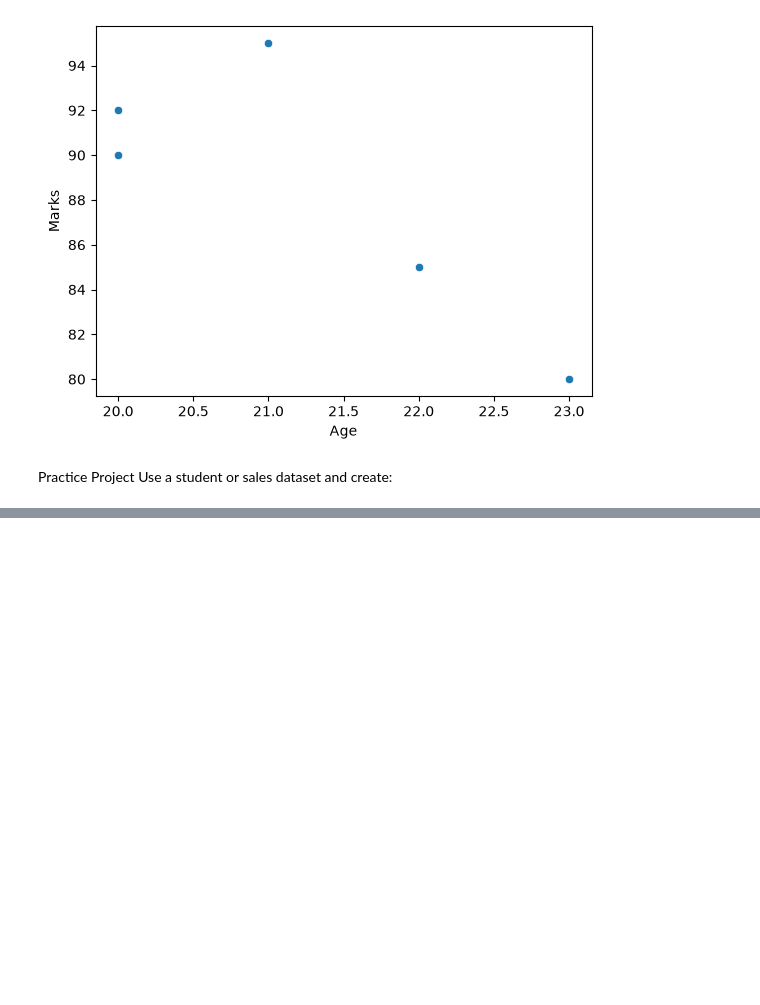
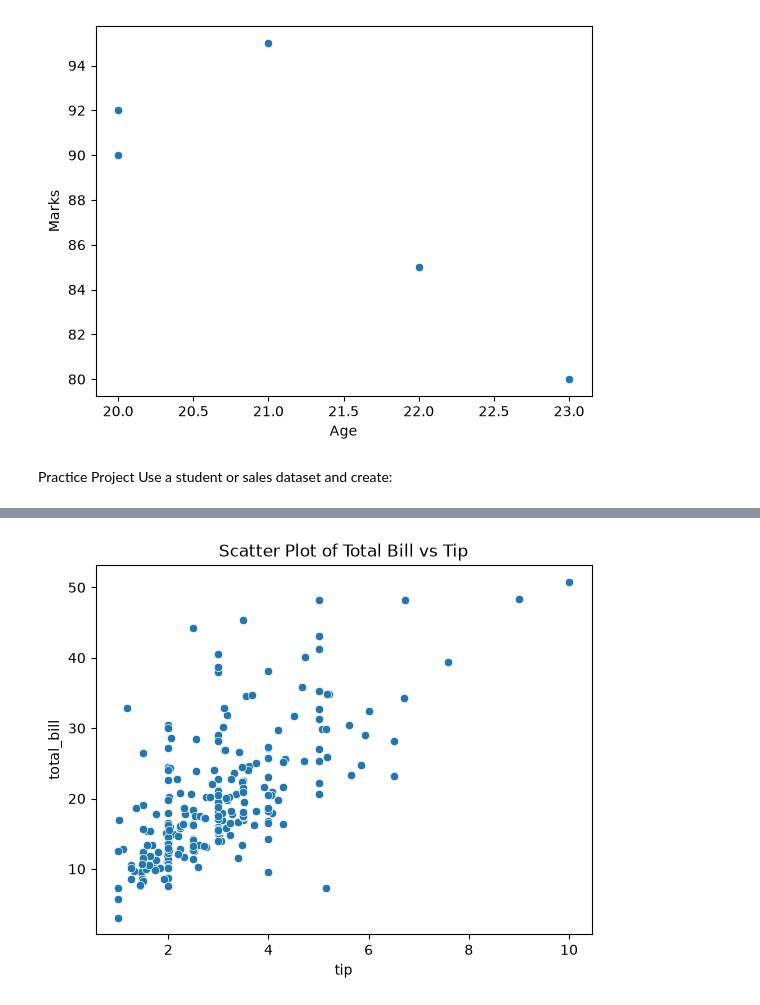
Before and after one commit to guddiyasingh/python-main, a Jupyter notebook: Data_Analysis/Seaborn.ipynb, the cells around one changed output, grey strips where cells are left out. Saved outputs shown, nothing was run; the diff lists cells and outputs as text; code cells hidden in the pictures; blank space fills up the shorter version.

```diff
--- a/Data_Analysis/Seaborn.ipynb
+++ b/Data_Analysis/Seaborn.ipynb
@@ -173,0 +207,6 @@ Use a student or sales dataset and create:
+# %%
+sns.scatterplot(x='tip', y='total_bill', data=tips)
+plt.title('Scatter Plot of Total Bill vs Tip')
+plt.show()
+# %% [output]
+[figure, added]
```
Also changed, not shown: parts of 12 cells of this notebook, 1 other file.
